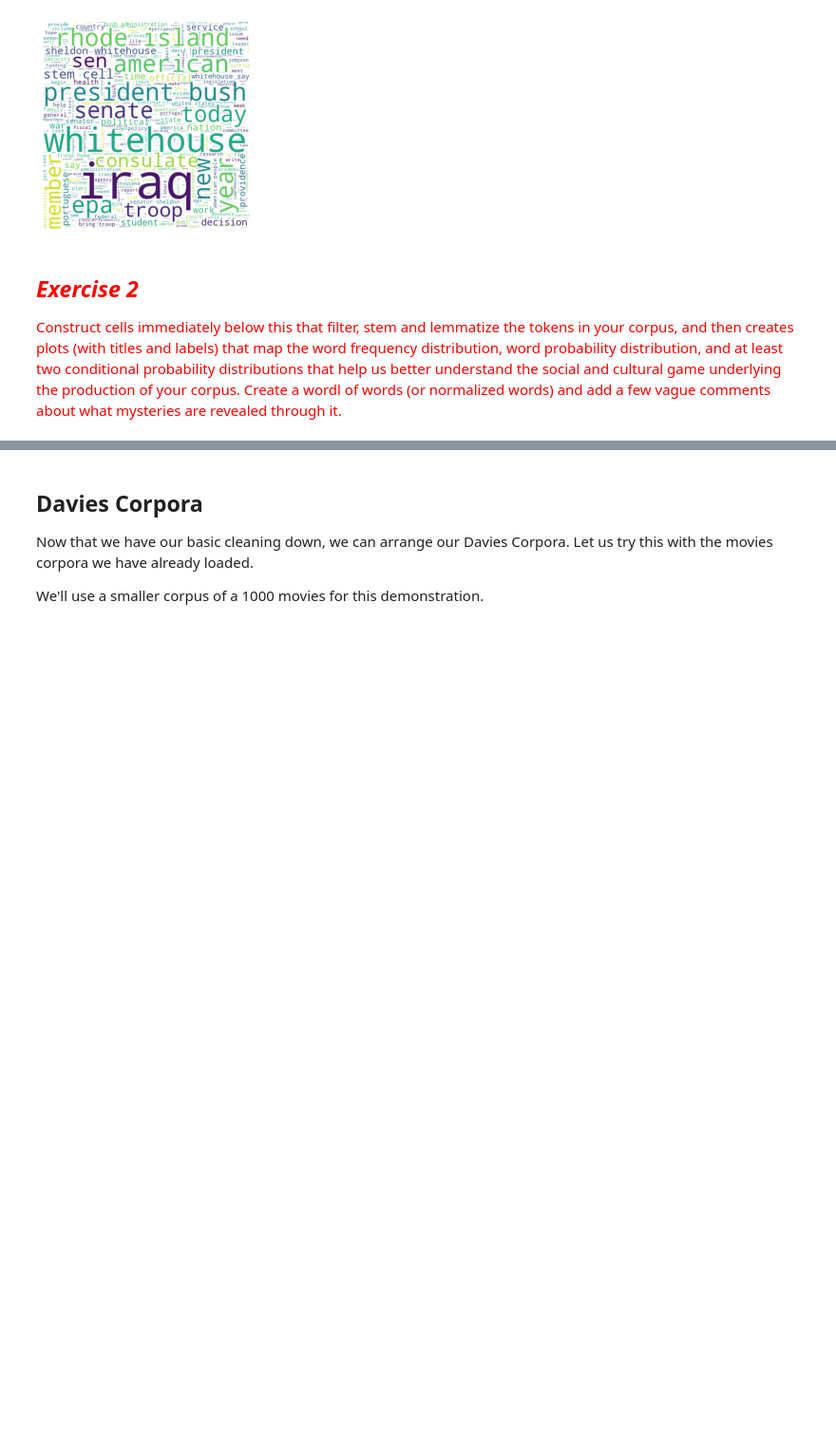
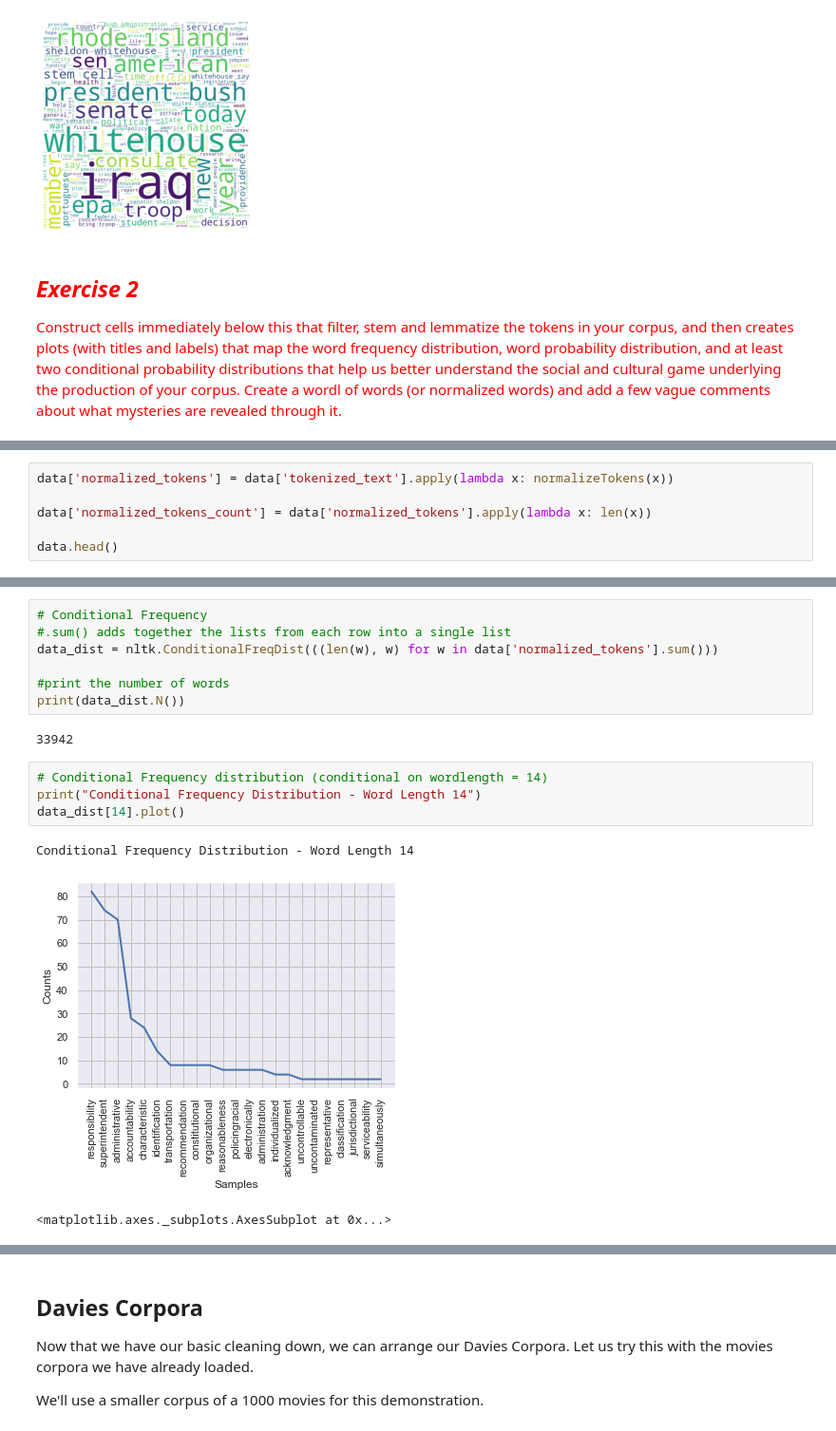
Before and after one commit to DSharm/Content-Analysis-2020, a Jupyter notebook: week-1/hw1-daminisharma.ipynb, the cells around one changed output, grey strips where cells are left out. Shown at 95% size. Drawn from its saved outputs; the diff is of its cells as text; blank space fills up the shorter version.

```diff
--- a/week-1/hw1-daminisharma.ipynb
+++ b/week-1/hw1-daminisharma.ipynb
@@ -943,0 +967,6 @@ plt.show()
+# %%
+data['normalized_tokens'] = data['tokenized_text'].apply(lambda x: normalizeTokens(x))
+
+data['normalized_tokens_count'] = data['normalized_tokens'].apply(lambda x: len(x))
+
+data.head()
@@ -943,0 +980,17 @@ plt.show()
+# %%
+# Conditional Frequency
+#.sum() adds together the lists from each row into a single list
+data_dist = nltk.ConditionalFreqDist(((len(w), w) for w in data['normalized_tokens'].sum()))
+
+#print the number of words
+print(data_dist.N())
+# %% [output]
+33942
+# %%
+# Conditional Frequency distribution (conditional on wordlength = 14)
+print("Conditional Frequency Distribution - Word Length 14")
+data_dist[14].plot()
+# %% [output]
+Conditional Frequency Distribution - Word Length 14
+[figure, added]
+<matplotlib.axes._subplots.AxesSubplot at 0x...>
```
Also changed, not shown: parts of 84 cells of this notebook, 1 other file.
